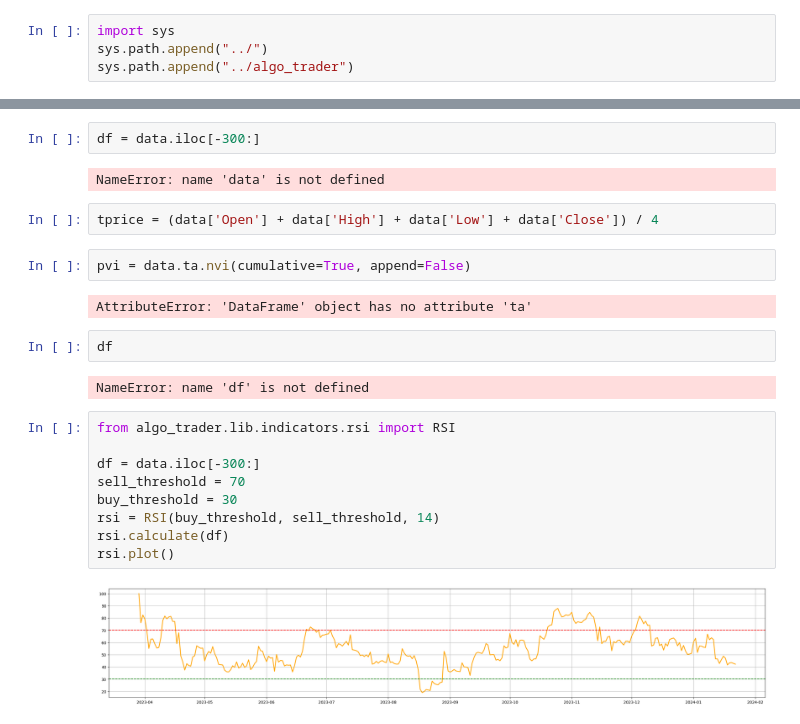
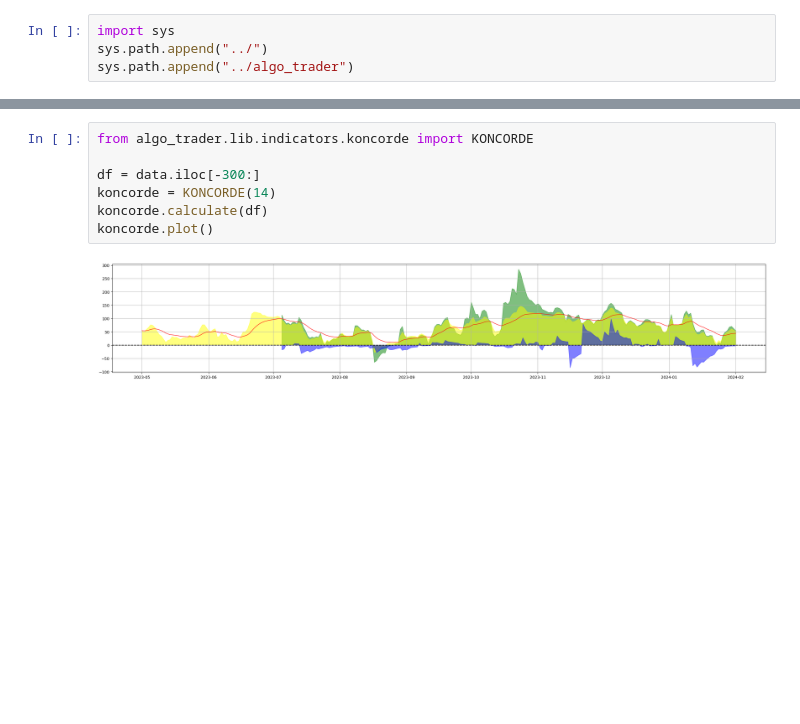
Before and after one commit to AlejandroDaneri/trabajo-profesional-fiuba, a Jupyter notebook: tests_indicators/koncorde.ipynb, the cells around one changed output, grey strips where cells are left out. Cells and saved outputs as stored; diff of their text form; blank space fills up the shorter version.

Commit message:
Adding koncorde indicator

```diff
--- a/tests_indicators/koncorde.ipynb
+++ b/tests_indicators/koncorde.ipynb
@@ -30,28 +13,12 @@ data
-# %%
-df = data.iloc[-300:]
-# %% [output]
-NameError: name 'data' is not defined
-# %%
-tprice = (data['Open'] + data['High'] + data['Low'] + data['Close']) / 4
-# %%
-pvi = data.ta.nvi(cumulative=True, append=False)
-# %% [output]
-AttributeError: 'DataFrame' object has no attribute 'ta'
-# %%
-df
-# %% [output]
-NameError: name 'df' is not defined
 # %%
-from algo_trader.lib.indicators.rsi import RSI
+from algo_trader.lib.indicators.koncorde import KONCORDE
 
 df = data.iloc[-300:]
-sell_threshold = 70
-buy_threshold = 30
-rsi = RSI(buy_threshold, sell_threshold, 14)
-rsi.calculate(df)
-rsi.plot()
+koncorde = KONCORDE(14)
+koncorde.calculate(df)
+koncorde.plot()
 # %% [output]
-[figure, old version]
+[figure, new version]
 # %%
 import matplotlib.pyplot as plt
 
```
Also changed, not shown: parts of 3 cells of this notebook, 2 other files.
